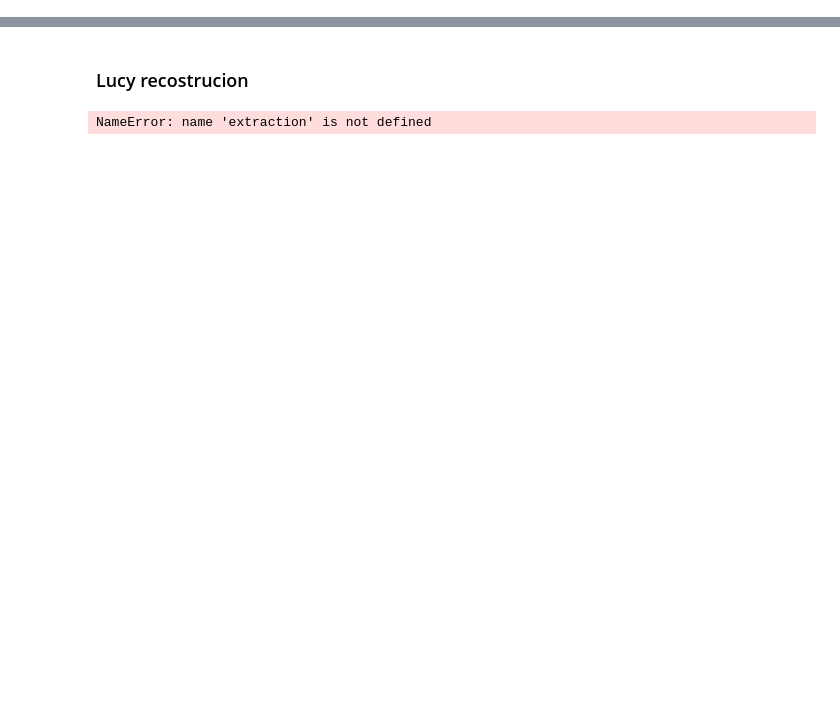
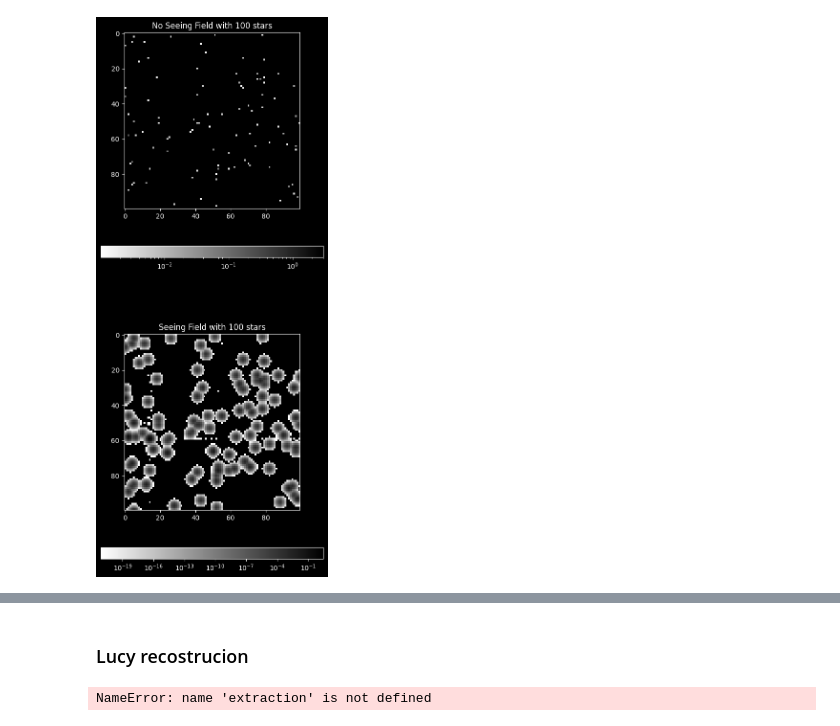
Before and after one commit to 00-berni/proj_2, a Jupyter notebook: notebook/implementation_notebook.ipynb, the cells around one changed output, grey strips where cells are left out. Drawn from its saved outputs; the diff is of its cells as text; code cells hidden in the pictures; blank space fills up the shorter version.

```diff
--- a/notebook/implementation_notebook.ipynb
+++ b/notebook/implementation_notebook.ipynb
@@ -1152,0 +317,94 @@ NameError: name 'max_dark' is not defined
+# %%
+# SIXTH CELL
+##*
+def gaussian(sigma: float = 0.5, dim: int = N) -> np.ndarray:
+    """Gaussian matrix generator
+    It generates a gaussian (`dim`,`dim`) matrix, centered in
+    (`dim//2`,`dim//2`)
+
+    :param sigma: the root of the variance, defaults to 0.5
+    :type sigma: float, optional
+    :param dim: size of the field, defaults to N
+    :type dim: int, optional
+
+    :return: gaussian (dim,dim) matrix
+    :rtype: np.ndarray
+    """
+    # generating arrays of all positions
+    x = np.arange(dim, dtype=int)
+    y = np.arange(dim, dtype=int)
+    # shifting to center of the field
+    x -= dim // 2
+    y -= dim // 2
+    # gaussian function expression
+    G = lambda r : np.exp(-(r/sigma)**2/2)
+    # computing the outer product
+    return np.outer(G(x),G(y))
+
+
+##*
+def atm_seeing(field: np.ndarray, sigma: float = 0.5) -> np.ndarray:
+    """Atmosferic seeing function
+    It convolves the field with tha Gaussian to
+    make the atmosferic seeing
+
+    :param field: field matrix
+    :type field: np.ndarray
+    :param sigma: the root of variance of Gaussian, defaults to 0.5
+    :type sigma: float, optional
+
+    :return: field matrix with seeing
+    :rtype: np.ndarray
+    """
+    # dim of the field
+    n = len(field)
+    # coping the field in order to preserve it
+    see_field = np.copy(field)
+    # convolution with gaussian seeing
+    see_field = fftconvolve(see_field, gaussian(sigma=sigma, dim=n), mode='same')
+    # checking the field and returning it
+    return check_field(see_field)
+
+# generation of the field and the stars
+F, S = initialize()
+
+## Plot variables
+fig1, (img_field, img_field_seeing) = plt.subplots(2,1,figsize=(6,15))
+fig2, (img_zoom, img_zoom_seeing)   = plt.subplots(2,1,figsize=(6,15))
+
+#  0 : positive image
+# -1 : negative image
+v = -1
+
+field_image(fig1, img_field,F,v)
+img_field.set_title(f'No Seeing Field with {M} stars')
+field_image(fig1, img_zoom,F,v,[inf,sup])
+img_zoom.set_title(f'No Seeing Field with {M} stars: [{inf}:{sup}] x [{inf}:{sup}]')
+
+
+# generation of the seeing image
+F_s = atm_seeing(F)
+
+
+field_image(fig2, img_field_seeing,F_s,v)
+#img_field_seeing.imshow(1-F_s)
+img_field_seeing.set_title(f'Seeing Field with {M} stars')
+field_image(fig2, img_zoom_seeing,F_s,v,[inf,sup])
+#img_zoom_seeing.imshow(1-F_s[inf:sup,inf:sup,:])
+img_zoom_seeing.set_title(f'Seeing Field with {M} stars: [{inf}:{sup}] x [{inf}:{sup}]')
+
+# path for images directory
+picdir = os.path.join(pwd,'Pictures')
+
+# par to save figures
+#   1   save
+#   0   not
+sv = 0
+
+if sv == 1:
+    fig1.savefig(os.path.join(picdir,'field.png'))
+    fig2.savefig(os.path.join(picdir,'zoom.png'))
+
+plt.show()
+# %% [output]
+[figure, added]
```
Also changed, not shown: parts of 38 cells of this notebook.
